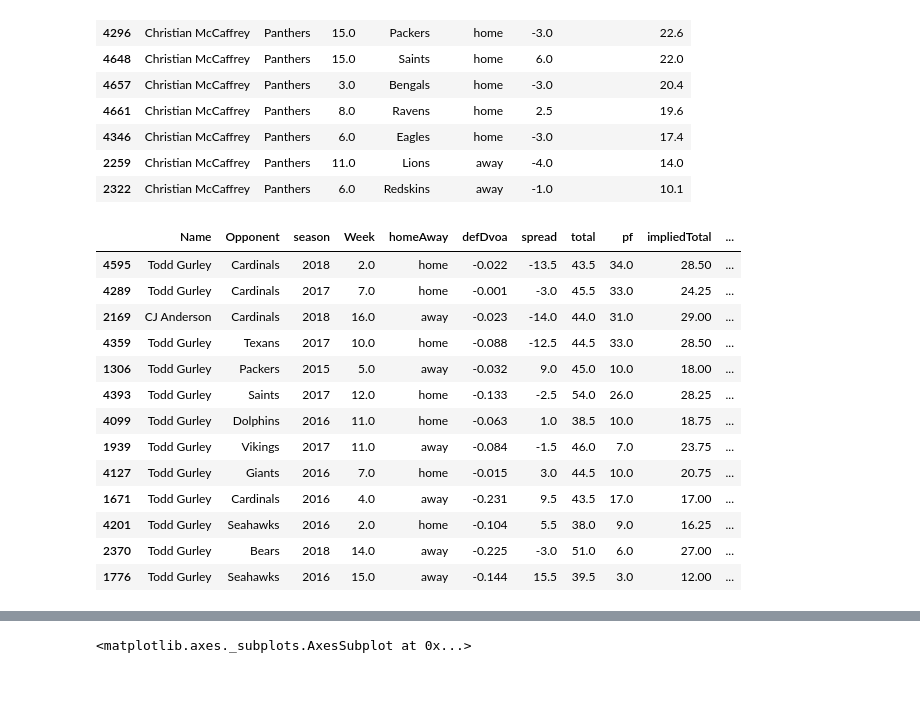
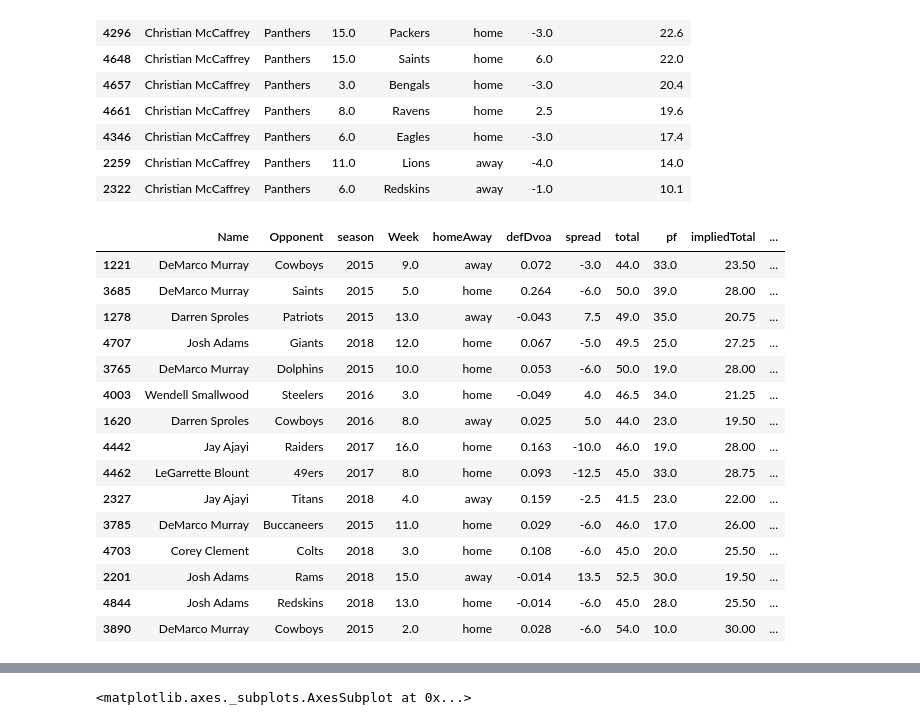
Before and after one commit to mries14/Springboard, a Jupyter notebook: Capstone2/futureWork/RBDataSetup.ipynb, the cells around one changed output, grey strips where cells are left out. Saved outputs shown, nothing was run; the diff lists cells and outputs as text; code cells hidden in the pictures; blank space fills up the shorter version.

```diff
--- a/Capstone2/futureWork/RBDataSetup.ipynb
+++ b/Capstone2/futureWork/RBDataSetup.ipynb
@@ -280,21 +280,23 @@ sb[['Name','Team','Week','Opponent','homeAway','spread','FantasyPointsFanDuel']]
 # %%
 lookVars = ['Name','Opponent','season','Week','homeAway','defDvoa','spread','total','pf','impliedTotal','result','FantasyPointsFanDuel']
 # %%
-sb = newRbs[(newRbs['Team'] == 'Rams')]
-sb = sb[(sb['season'] >= 2015) & (sb['RushingAttempts'] + sb['ReceivingTargets'] > 13) & (sb['defDvoa'] <= 0) & (sb['result'] == 'under')].sort_values('FantasyPointsFanDuel',ascending=False)# & (sb['homeAway'] == 'home')]
+sb = newRbs[(newRbs['Team'] == 'Eagles') & (newRbs['Name'] != 'Ryan Mathews')]
+sb = sb[(sb['season'] >= 2015) & (sb['RushingAttempts'] + sb['ReceivingTargets'] >= 16) & (sb['defDvoa'] >= -0.05)].sort_values('FantasyPointsFanDuel',ascending=False)# & (sb['homeAway'] == 'home')]
 sb[lookVars]
 # %% [output]
 |  | Name | Opponent | season | Week | homeAway | defDvoa | spread | total | pf | impliedTotal | ... |
-| 4595 | Todd Gurley | Cardinals | 2018 | 2.0 | home | -0.022 | -13.5 | 43.5 | 34.0 | 28.50 | ... |
-| 4289 | Todd Gurley | Cardinals | 2017 | 7.0 | home | -0.001 | -3.0 | 45.5 | 33.0 | 24.25 | ... |
-| 2169 | CJ Anderson | Cardinals | 2018 | 16.0 | away | -0.023 | -14.0 | 44.0 | 31.0 | 29.00 | ... |
-| 4359 | Todd Gurley | Texans | 2017 | 10.0 | home | -0.088 | -12.5 | 44.5 | 33.0 | 28.50 | ... |
-| 1306 | Todd Gurley | Packers | 2015 | 5.0 | away | -0.032 | 9.0 | 45.0 | 10.0 | 18.00 | ... |
-| 4393 | Todd Gurley | Saints | 2017 | 12.0 | home | -0.133 | -2.5 | 54.0 | 26.0 | 28.25 | ... |
-| 4099 | Todd Gurley | Dolphins | 2016 | 11.0 | home | -0.063 | 1.0 | 38.5 | 10.0 | 18.75 | ... |
-| 1939 | Todd Gurley | Vikings | 2017 | 11.0 | away | -0.084 | -1.5 | 46.0 | 7.0 | 23.75 | ... |
-| 4127 | Todd Gurley | Giants | 2016 | 7.0 | home | -0.015 | 3.0 | 44.5 | 10.0 | 20.75 | ... |
-| 1671 | Todd Gurley | Cardinals | 2016 | 4.0 | away | -0.231 | 9.5 | 43.5 | 17.0 | 17.00 | ... |
-| 4201 | Todd Gurley | Seahawks | 2016 | 2.0 | home | -0.104 | 5.5 | 38.0 | 9.0 | 16.25 | ... |
-| 2370 | Todd Gurley | Bears | 2018 | 14.0 | away | -0.225 | -3.0 | 51.0 | 6.0 | 27.00 | ... |
-| 1776 | Todd Gurley | Seahawks | 2016 | 15.0 | away | -0.144 | 15.5 | 39.5 | 3.0 | 12.00 | ... |
+| 1221 | DeMarco Murray | Cowboys | 2015 | 9.0 | away | 0.072 | -3.0 | 44.0 | 33.0 | 23.50 | ... |
+| 3685 | DeMarco Murray | Saints | 2015 | 5.0 | home | 0.264 | -6.0 | 50.0 | 39.0 | 28.00 | ... |
+| 1278 | Darren Sproles | Patriots | 2015 | 13.0 | away | -0.043 | 7.5 | 49.0 | 35.0 | 20.75 | ... |
+| 4707 | Josh Adams | Giants | 2018 | 12.0 | home | 0.067 | -5.0 | 49.5 | 25.0 | 27.25 | ... |
+| 3765 | DeMarco Murray | Dolphins | 2015 | 10.0 | home | 0.053 | -6.0 | 50.0 | 19.0 | 28.00 | ... |
+| 4003 | Wendell Smallwood | Steelers | 2016 | 3.0 | home | -0.049 | 4.0 | 46.5 | 34.0 | 21.25 | ... |
+| 1620 | Darren Sproles | Cowboys | 2016 | 8.0 | away | 0.025 | 5.0 | 44.0 | 23.0 | 19.50 | ... |
+| 4442 | Jay Ajayi | Raiders | 2017 | 16.0 | home | 0.163 | -10.0 | 46.0 | 19.0 | 28.00 | ... |
+| 4462 | LeGarrette Blount | 49ers | 2017 | 8.0 | home | 0.093 | -12.5 | 45.0 | 33.0 | 28.75 | ... |
+| 2327 | Jay Ajayi | Titans | 2018 | 4.0 | away | 0.159 | -2.5 | 41.5 | 23.0 | 22.00 | ... |
+| 3785 | DeMarco Murray | Buccaneers | 2015 | 11.0 | home | 0.029 | -6.0 | 46.0 | 17.0 | 26.00 | ... |
+| 4703 | Corey Clement | Colts | 2018 | 3.0 | home | 0.108 | -6.0 | 45.0 | 20.0 | 25.50 | ... |
+| 2201 | Josh Adams | Rams | 2018 | 15.0 | away | -0.014 | 13.5 | 52.5 | 30.0 | 19.50 | ... |
+| 4844 | Josh Adams | Redskins | 2018 | 13.0 | home | -0.014 | -6.0 | 45.0 | 28.0 | 25.50 | ... |
+| 3890 | DeMarco Murray | Cowboys | 2015 | 2.0 | home | 0.028 | -6.0 | 54.0 | 10.0 | 30.00 | ... |
```
Also changed, not shown: parts of 4 cells of this notebook, 1 other file.
